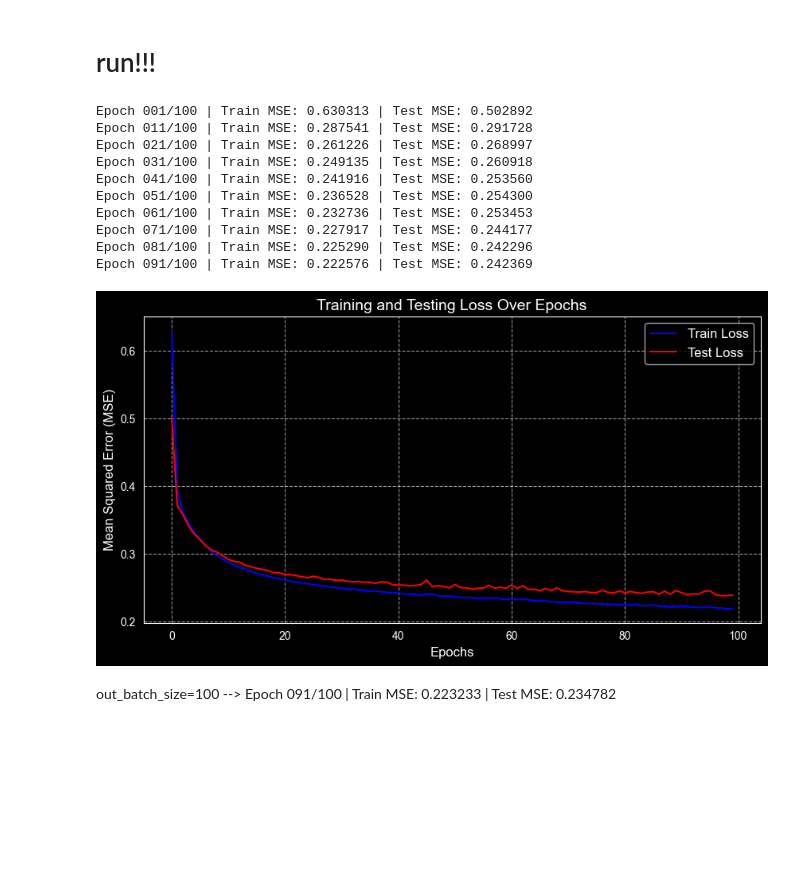
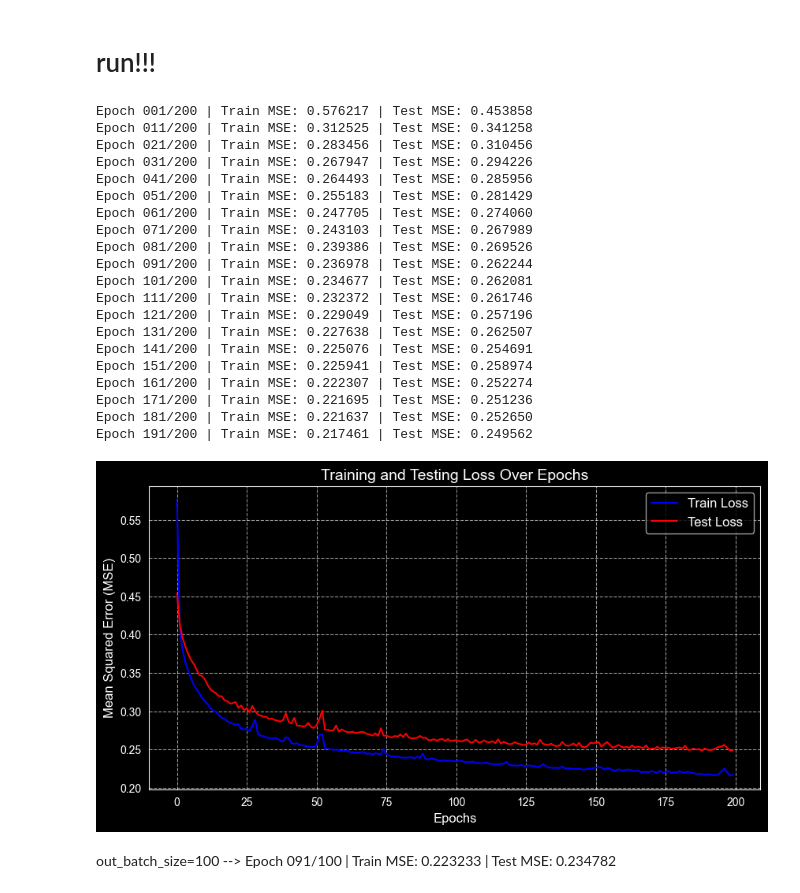
Before and after one commit to mohammadrezakasra/house-price-prediction, a Jupyter notebook: mlp_regressor_scratch.ipynb, the cells around one changed output. Drawn from its saved outputs; the diff is of its cells as text; code cells hidden in the pictures; blank space fills up the shorter version.

```diff
--- a/mlp_regressor_scratch.ipynb
+++ b/mlp_regressor_scratch.ipynb
@@ -345,24 +344,34 @@ class NeuralNetwork:
 # %%
 network_run = NeuralNetwork(
     input_dim=13,
     output_dim=1,
     hidden_layers=[64, 32],
     training_data=[x_train_scaled, y_train_scaled],
     testing_data=[x_test_scaled, y_test_scaled]
 )
 
-network_run.train(epochs=100, batch_size=32, lr=0.0001)
+network_run.train(epochs=200, batch_size=32, lr=0.00005)
 # %% [output]
-Epoch 001/100 | Train MSE: 0.630313 | Test MSE: 0.502892
-Epoch 011/100 | Train MSE: 0.287541 | Test MSE: 0.291728
-Epoch 021/100 | Train MSE: 0.261226 | Test MSE: 0.268997
-Epoch 031/100 | Train MSE: 0.249135 | Test MSE: 0.260918
-Epoch 041/100 | Train MSE: 0.241916 | Test MSE: 0.253560
-Epoch 051/100 | Train MSE: 0.236528 | Test MSE: 0.254300
-Epoch 061/100 | Train MSE: 0.232736 | Test MSE: 0.253453
-Epoch 071/100 | Train MSE: 0.227917 | Test MSE: 0.244177
-Epoch 081/100 | Train MSE: 0.225290 | Test MSE: 0.242296
-Epoch 091/100 | Train MSE: 0.222576 | Test MSE: 0.242369
+Epoch 001/200 | Train MSE: 0.576217 | Test MSE: 0.453858
+Epoch 011/200 | Train MSE: 0.312525 | Test MSE: 0.341258
+Epoch 021/200 | Train MSE: 0.283456 | Test MSE: 0.310456
+Epoch 031/200 | Train MSE: 0.267947 | Test MSE: 0.294226
+Epoch 041/200 | Train MSE: 0.264493 | Test MSE: 0.285956
+Epoch 051/200 | Train MSE: 0.255183 | Test MSE: 0.281429
+Epoch 061/200 | Train MSE: 0.247705 | Test MSE: 0.274060
+Epoch 071/200 | Train MSE: 0.243103 | Test MSE: 0.267989
+Epoch 081/200 | Train MSE: 0.239386 | Test MSE: 0.269526
+Epoch 091/200 | Train MSE: 0.236978 | Test MSE: 0.262244
+Epoch 101/200 | Train MSE: 0.234677 | Test MSE: 0.262081
+Epoch 111/200 | Train MSE: 0.232372 | Test MSE: 0.261746
+Epoch 121/200 | Train MSE: 0.229049 | Test MSE: 0.257196
+Epoch 131/200 | Train MSE: 0.227638 | Test MSE: 0.262507
+Epoch 141/200 | Train MSE: 0.225076 | Test MSE: 0.254691
+Epoch 151/200 | Train MSE: 0.225941 | Test MSE: 0.258974
+Epoch 161/200 | Train MSE: 0.222307 | Test MSE: 0.252274
+Epoch 171/200 | Train MSE: 0.221695 | Test MSE: 0.251236
+Epoch 181/200 | Train MSE: 0.221637 | Test MSE: 0.252650
+Epoch 191/200 | Train MSE: 0.217461 | Test MSE: 0.249562
-[figure, old version]
+[figure, new version]
 # %% [markdown]
 out_batch_size=100 --> Epoch 091/100 | Train MSE: 0.223233 | Test MSE: 0.234782
```
Also changed, not shown: parts of 2 cells of this notebook, 1 other file.
